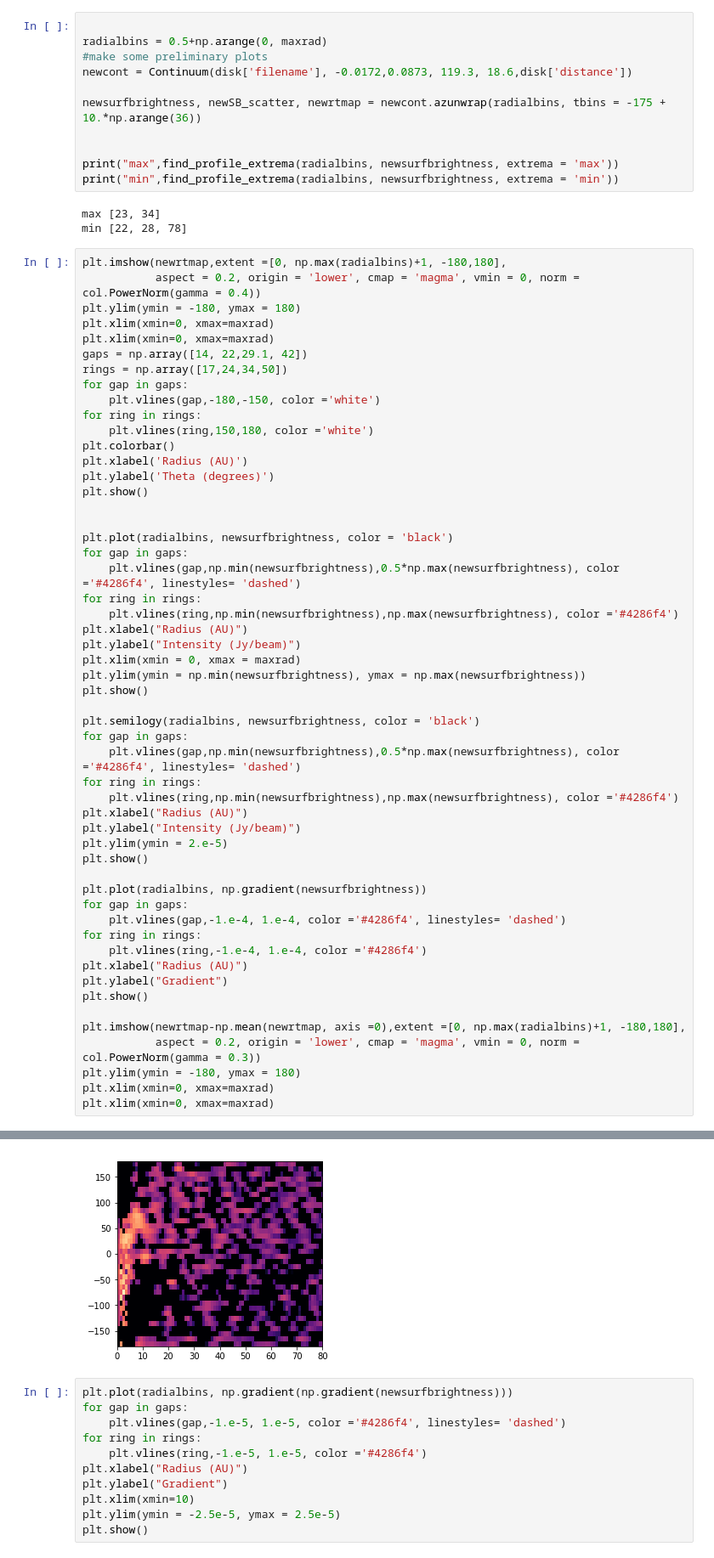
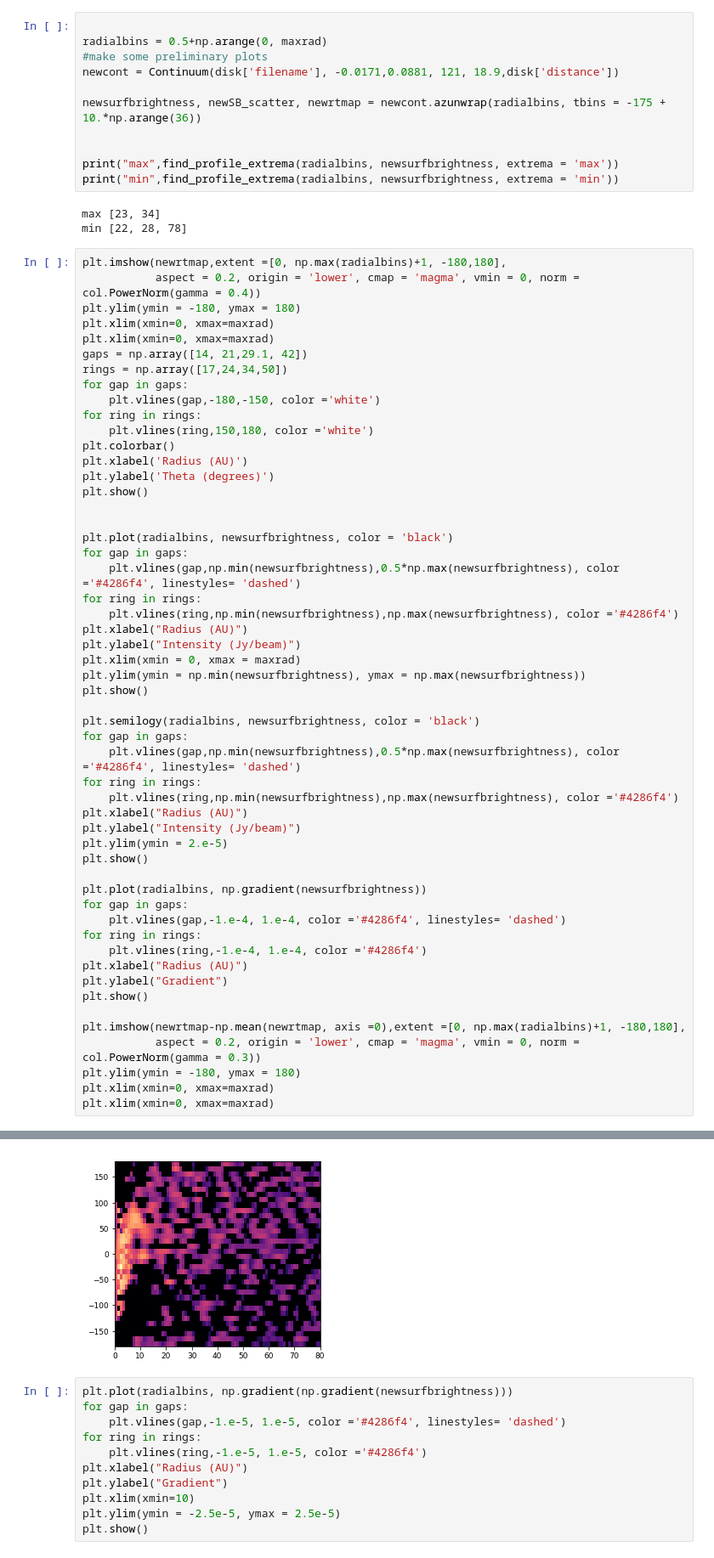
Before and after one commit to seanandrews/p484, a Jupyter notebook: projects/huang/rings/RULupellipsefit.ipynb, the cells around one changed output, grey strips where cells are left out. Shown at 85% size. Saved outputs shown, nothing was run; the diff lists cells and outputs as text.

```diff
--- a/projects/huang/rings/RULupellipsefit.ipynb
+++ b/projects/huang/rings/RULupellipsefit.ipynb
@@ -154,7 +156,7 @@ The median log-variance in the pixel offsets from the true ellipse is -1.026e+01
 
 radialbins = 0.5+np.arange(0, maxrad)
 #make some preliminary plots
-newcont = Continuum(disk['filename'], -0.0172,0.0873, 119.3, 18.6,disk['distance'])
+newcont = Continuum(disk['filename'], -0.0171,0.0881, 121, 18.9,disk['distance'])
 
 newsurfbrightness, newSB_scatter, newrtmap = newcont.azunwrap(radialbins, tbins = -175 + 10.*np.arange(36))
 
@@ -170,7 +172,7 @@ plt.imshow(newrtmap,extent =[0, np.max(radialbins)+1, -180,180],
 plt.ylim(ymin = -180, ymax = 180)
 plt.xlim(xmin=0, xmax=maxrad)
 plt.xlim(xmin=0, xmax=maxrad)
-gaps = np.array([14, 22,29.1, 42])
+gaps = np.array([14, 21,29.1, 42])
 rings = np.array([17,24,34,50])
 for gap in gaps:
     plt.vlines(gap,-180,-150, color ='white')
@@ -225,5 +227,5 @@ plt.xlim(xmin=0, xmax=maxrad)
 (0, 80)
-[figure, old version]
+[figure, new version]
 # %%
 plt.plot(radialbins, np.gradient(np.gradient(newsurfbrightness)))
 for gap in gaps:
```
Also changed, not shown: parts of 8 cells of this notebook, 7 other files.
